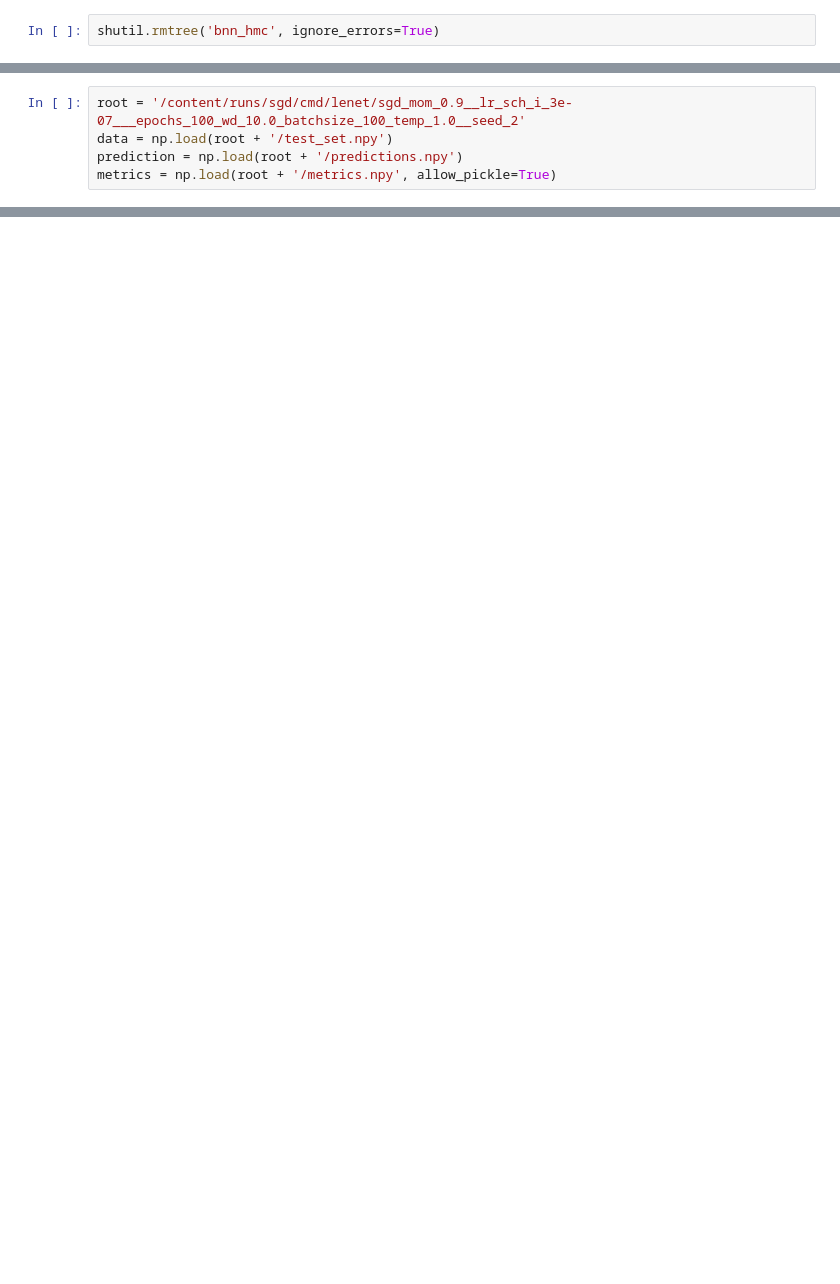
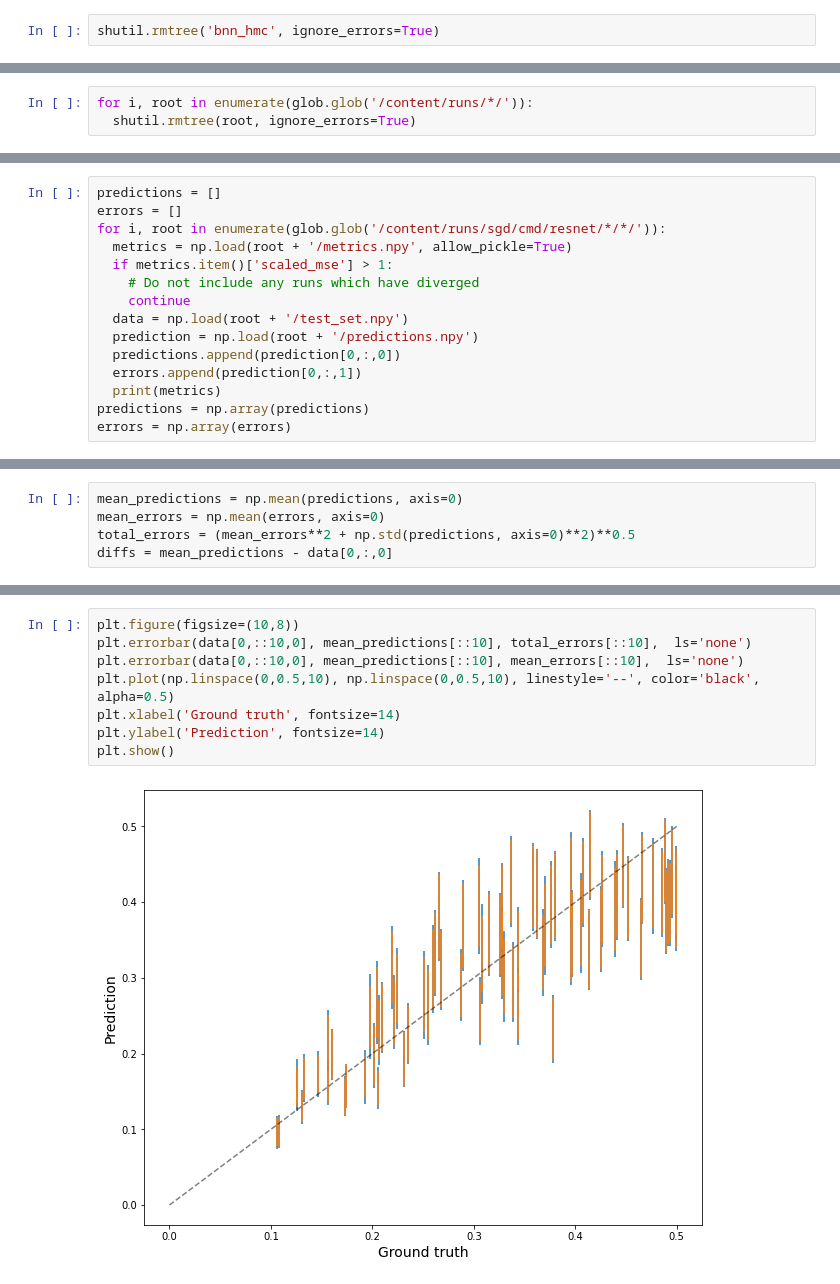
Before and after one commit to adammoss/bnn_hmc, a Jupyter notebook: results/CMD_ensemble.ipynb, the cells around one changed output, grey strips where cells are left out. Cells and saved outputs as stored; diff of their text form; blank space fills up the shorter version.

```diff
--- a/results/CMD_ensemble.ipynb
+++ b/results/CMD_ensemble.ipynb
@@ -89,3 +89,6 @@ Requirement already satisfied: flatbuffers in /usr/local/lib/python3.7/dist-pack
 Installing collected packages: chex, optax, dm-haiku
 Successfully installed chex-0.0.6 dm-haiku-0.0.5.dev0 optax-0.0.6
+# %%
+for i, root in enumerate(glob.glob('/content/runs/*/')):
+  shutil.rmtree(root, ignore_errors=True)
 # %%
@@ -129,5 +125,0 @@ Continuing the run from the last saved checkpoint
-# %%
-root = '/content/runs/sgd/cmd/lenet/sgd_mom_0.9__lr_sch_i_3e-07___epochs_100_wd_10.0_batchsize_100_temp_1.0__seed_2'
-data = np.load(root + '/test_set.npy')
-prediction = np.load(root + '/predictions.npy')
-metrics = np.load(root + '/metrics.npy', allow_pickle=True)
@@ -143,0 +126,15 @@ array({'scaled_nll': array(17.038355, dtype=float32), 'scaled_mse': array(3.8658
+# %%
+predictions = []
+errors = []
+for i, root in enumerate(glob.glob('/content/runs/sgd/cmd/resnet/*/*/')):
+  metrics = np.load(root + '/metrics.npy', allow_pickle=True)
+  if metrics.item()['scaled_mse'] > 1:
+    # Do not include any runs which have diverged
+    continue
+  data = np.load(root + '/test_set.npy')
+  prediction = np.load(root + '/predictions.npy')
+  predictions.append(prediction[0,:,0])
+  errors.append(prediction[0,:,1])
+  print(metrics)
+predictions = np.array(predictions)
+errors = np.array(errors)
@@ -143,0 +151,5 @@ array({'scaled_nll': array(17.038355, dtype=float32), 'scaled_mse': array(3.8658
+# %%
+mean_predictions = np.mean(predictions, axis=0)
+mean_errors = np.mean(errors, axis=0)
+total_errors = (mean_errors**2 + np.std(predictions, axis=0)**2)**0.5
+diffs = mean_predictions - data[0,:,0]
@@ -143,0 +162,10 @@ array({'scaled_nll': array(17.038355, dtype=float32), 'scaled_mse': array(3.8658
+# %%
+plt.figure(figsize=(10,8))
+plt.errorbar(data[0,::10,0], mean_predictions[::10], total_errors[::10],  ls='none')
+plt.errorbar(data[0,::10,0], mean_predictions[::10], mean_errors[::10],  ls='none')
+plt.plot(np.linspace(0,0.5,10), np.linspace(0,0.5,10), linestyle='--', color='black', alpha=0.5)
+plt.xlabel('Ground truth', fontsize=14)
+plt.ylabel('Prediction', fontsize=14)
+plt.show()
+# %% [output]
+[figure, added]
```
Also changed, not shown: parts of 11 cells of this notebook.
